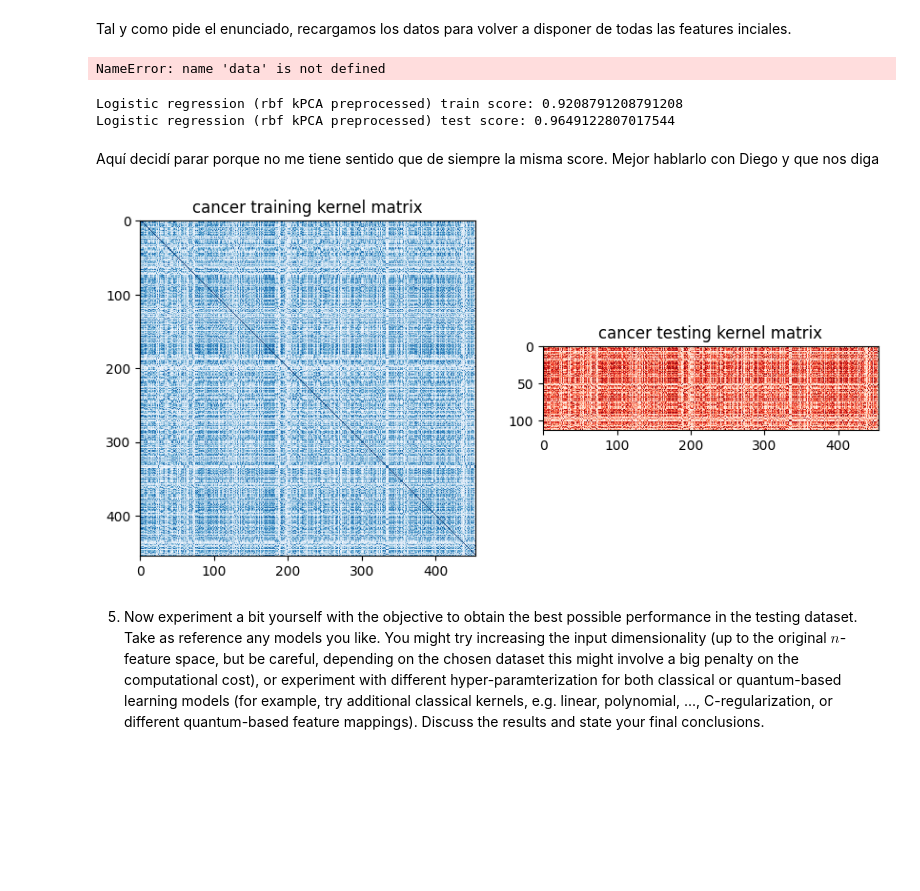
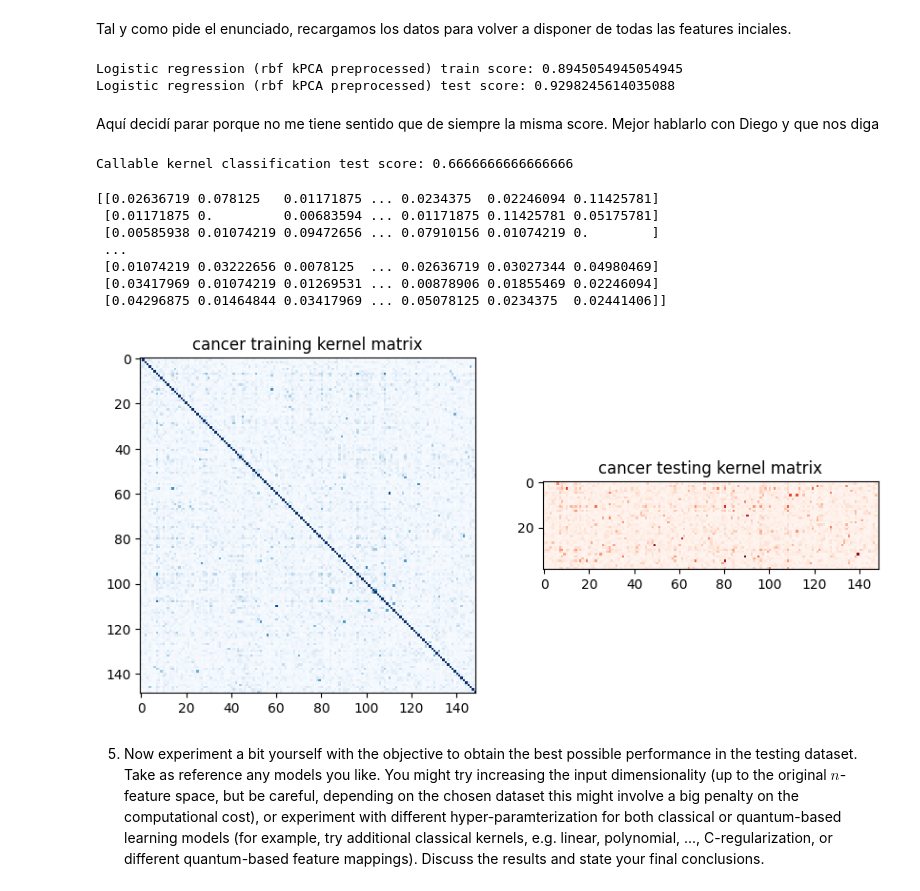
Before and after one commit to FernandoMond/Quantum-Machine-Learning, a Jupyter notebook: P3/P2.2_quantum_kernels (1).ipynb, the cells around one changed output. Saved outputs shown, nothing was run; the diff lists cells and outputs as text; code cells hidden in the pictures; blank space fills up the shorter version.

```diff
--- a/P3/P2.2_quantum_kernels (1).ipynb
+++ b/P3/P2.2_quantum_kernels (1).ipynb
@@ -715,11 +809,10 @@ X = data.data
 y = data.target
 scaler = StandardScaler()
 X = scaler.fit_transform(X)
-X = np.delete(X, 29, 1)
+X = np.delete(X, range(4,29), 1)
+
 
 X_train, X_test, y_train, y_test = train_test_split( X, y, test_size=0.20, random_state=42)
-# %% [output]
-NameError: name 'data' is not defined
 # %%
 #RBF
 kernel_pca_rbf = KernelPCA(n_components=2, kernel="rbf")
@@ -735,8 +828,8 @@ print(f"Logistic regression (rbf kPCA preprocessed) train score: {logistic_score
 logistic_score = logistic_regression.score(test_features_rbf, y_test)
 print(f"Logistic regression (rbf kPCA preprocessed) test score: {logistic_score}")
 # %% [output]
-Logistic regression (rbf kPCA preprocessed) train score: 0.9208791208791208
-Logistic regression (rbf kPCA preprocessed) test score: 0.9649122807017544
+Logistic regression (rbf kPCA preprocessed) train score: 0.8945054945054945
+Logistic regression (rbf kPCA preprocessed) test score: 0.9298245614035088
 # %% [markdown]
 Aquí decidí parar porque no me tiene sentido que de siempre la misma score. Mejor hablarlo con Diego y que nos diga
 # %%
@@ -748,43 +841,50 @@ Aquí decidí parar porque no me tiene sentido que de siempre la misma score. Me
 backend = Aer.get_backend('qasm_simulator')
 sampler = BackendSampler(backend)
 
-cancer_dimension = 29
+cancer_dimension = 5
 cancer_feature_map = ZZFeatureMap(feature_dimension=cancer_dimension, reps=2, entanglement="linear")
-
+sampler = Sampler()
 
 fidelity = ComputeUncompute(sampler=sampler)
 
 cancer_kernel = FidelityQuantumKernel(fidelity=fidelity, feature_map=cancer_feature_map)
 
-cancer_matrix_train = cancer_kernel.evaluate(x_vec=X_train)
-cancer_matrix_test = cancer_kernel.evaluate(x_vec=X_test, y_vec=X_train)
+cancer_svc = SVC(kernel=cancer_kernel.evaluate)
 
-np.save('cancer_train_ZZ_30features.npy', cancer_matrix_train)
-#cancer_matrix_train = np.load('cancer_train_ZZ_30features.npy')
-np.save('cancer_test_ZZ_30features.npy', cancer_matrix_test)
-#cancer_matrix_train = np.load('cancer_train_ZZ_30features.npy')
+cancer_train = cancer_svc.fit(X_train[0:149], y_train[0:149])
+
+
+cancer_score = cancer_train.score(X_test[0:39], y_test[0:39])
+print(f"Callable kernel classification test score: {cancer_score}")
+
+cancer_matrix_train = cancer_kernel.evaluate(x_vec=X_train[0:149])
+cancer_matrix_test = cancer_kernel.evaluate(x_vec=X_test[0:39], y_vec= X_train[0:149])
+# %% [output]
+Callable kernel classification test score: 0.6666666666666666
 # %%
-import numpy as np
-
-
-cancer_matrix_train = np.load('cancer_train_ZZ_30features.npy')
-cancer_matrix_test = np.load('cancer_test_ZZ_30features.npy')
-
+print(cancer_matrix_test)
 
 
 fig, axs = plt.subplots(1, 2, figsize=(10, 5))
 
 axs[0].imshow(
     np.asmatrix(cancer_matrix_train), interpolation="nearest", origin="upper", cmap="Blues"
 )
 axs[0].set_title("cancer training kernel matrix")
 
 axs[1].imshow(np.asmatrix(cancer_matrix_test), interpolation="nearest", origin="upper", cmap="Reds")
 axs[1].set_title("cancer testing kernel matrix")
 
 plt.show()
 # %% [output]
+[[0.02636719 0.078125   0.01171875 ... 0.0234375  0.02246094 0.11425781]
+ [0.01171875 0.         0.00683594 ... 0.01171875 0.11425781 0.05175781]
+ [0.00585938 0.01074219 0.09472656 ... 0.07910156 0.01074219 0.        ]
+ ...
+ [0.01074219 0.03222656 0.0078125  ... 0.02636719 0.03027344 0.04980469]
+ [0.03417969 0.01074219 0.01269531 ... 0.00878906 0.01855469 0.02246094]
+ [0.04296875 0.01464844 0.03417969 ... 0.05078125 0.0234375  0.02441406]]
-[figure, old version]
+[figure, new version]
 # %%
 
 
```
Also changed, not shown: parts of 8 cells of this notebook, 3 other files.
